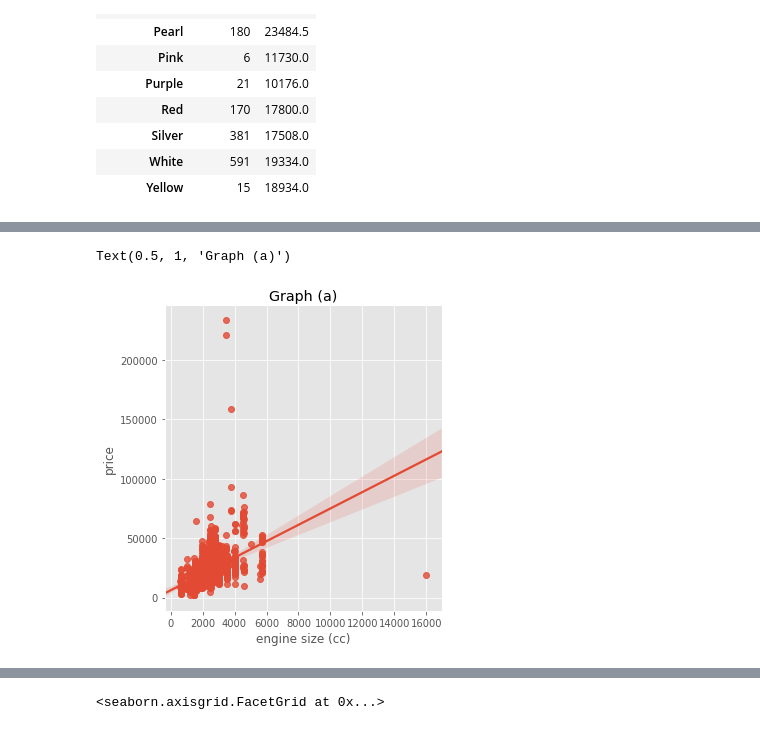
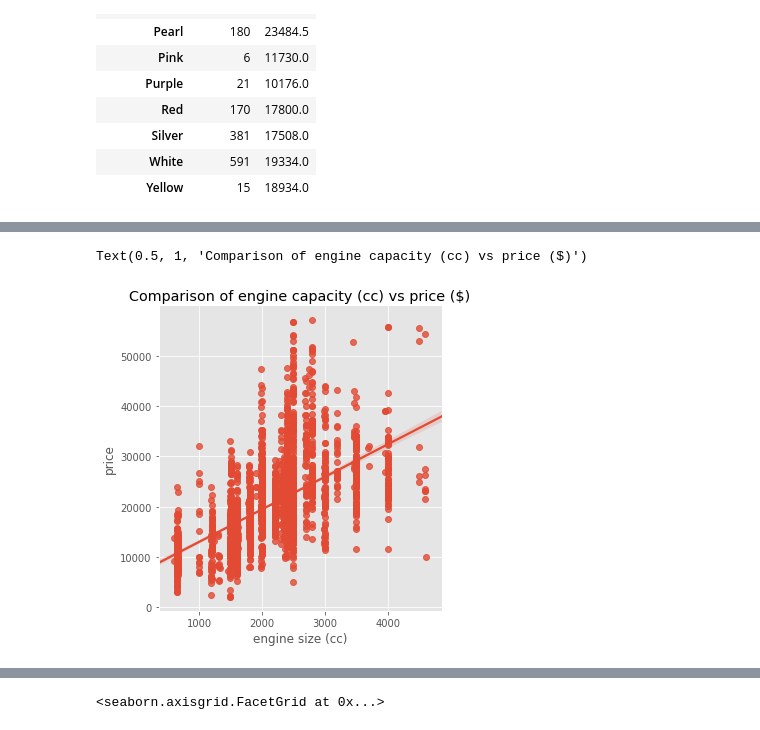
Before and after one commit to florencemayo/scrapy, a Jupyter notebook: web_scraping.ipynb, the cells around one changed output, grey strips where cells are left out. Drawn from its saved outputs; the diff is of its cells as text; code cells hidden in the pictures.

```diff
--- a/web_scraping.ipynb
+++ b/web_scraping.ipynb
@@ -1108,7 +602,7 @@ sns.boxplot(x='transmission', y='price', data=df_clean)
 # %%
-sns.lmplot("engine size (cc)", "price", df_clean)
+sns.lmplot("engine size (cc)", "price", scatter_engine_df)
 ax = plt.gca()
-ax.set_title("Graph (a)")
+ax.set_title("Comparison of engine capacity (cc) vs price ($)")
 # %% [output]
-Text(0.5, 1, 'Graph (a)')
+Text(0.5, 1, 'Comparison of engine capacity (cc) vs price ($)')
-[figure, old version]
+[figure, new version]
```
Also changed, not shown: parts of 62 cells of this notebook, 1 other file.
